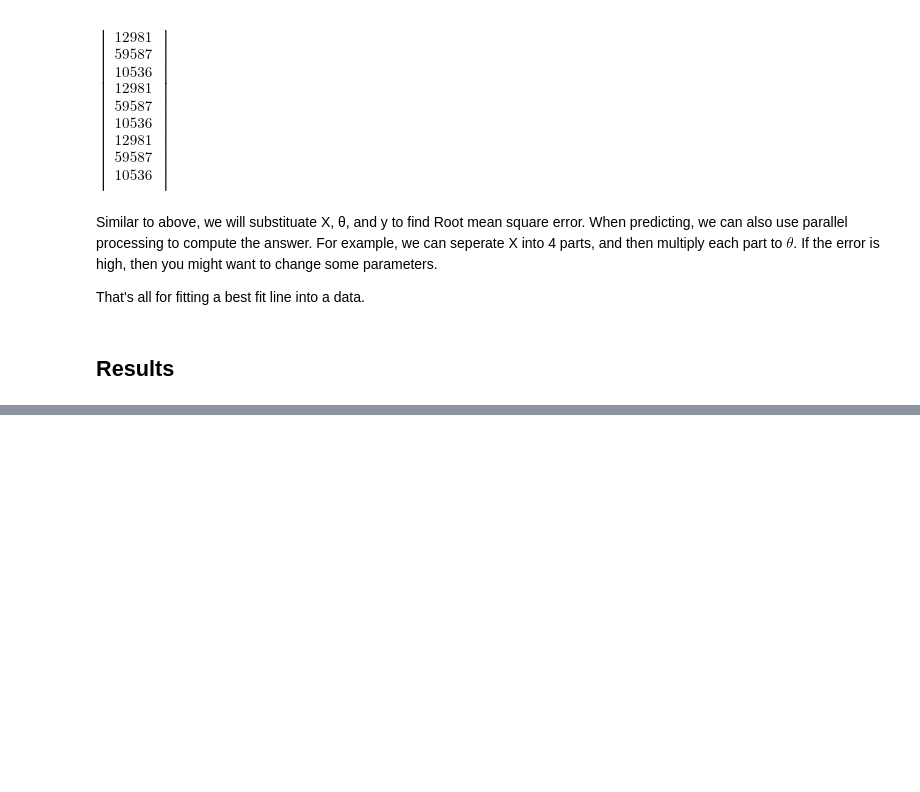
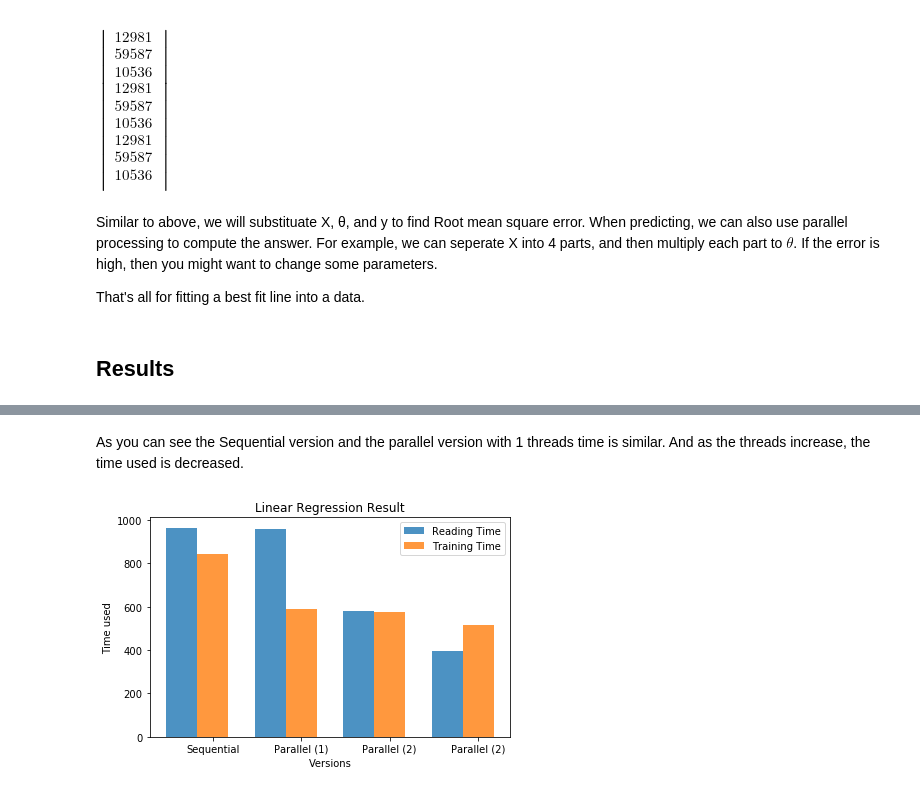
Before and after one commit to Teerapat12/NLPLab, a Jupyter notebook: Linear Regression.ipynb, the cells around one changed output, grey strips where cells are left out. Drawn from its saved outputs; the diff is of its cells as text; code cells hidden in the pictures; blank space fills up the shorter version.

```diff
--- a/Linear Regression.ipynb
+++ b/Linear Regression.ipynb
@@ -191,0 +319,37 @@ That's all for fitting a best fit line into a data.
+# %% [markdown]
+As you can see the Sequential version and the parallel version with 1 threads time is similar.
+And as the threads increase, the time used is decreased.
+# %%
+import numpy as np
+import matplotlib.pyplot as plt
+
+# data to plot
+n_groups = 4
+readTime = (964.5, 960.2, 579.4, 397.1)
+trainTime = (842.7, 589.8, 575.9, 515.7)
+
+# create plot
+fig, ax = plt.subplots()
+index = np.arange(n_groups)
+bar_width = 0.35
+opacity = 0.8
+
+rects1 = plt.bar(index, readTime, bar_width,
+                 alpha=opacity,
+
+                 label='Reading Time')
+
+rects2 = plt.bar(index + bar_width, trainTime, bar_width,
+                 alpha=opacity,
+
+                 label='Training Time')
+
+plt.xlabel('Versions')
+plt.ylabel('Time used')
+plt.title('Linear Regression Result')
+plt.xticks(index + bar_width, ('Sequential', 'Parallel (1)', 'Parallel (2)', 'Parallel (2)'))
+plt.legend()
+plt.tight_layout()
+plt.show()
+# %% [output]
+[figure, added]
```
Also changed, not shown: parts of 17 cells of this notebook.
